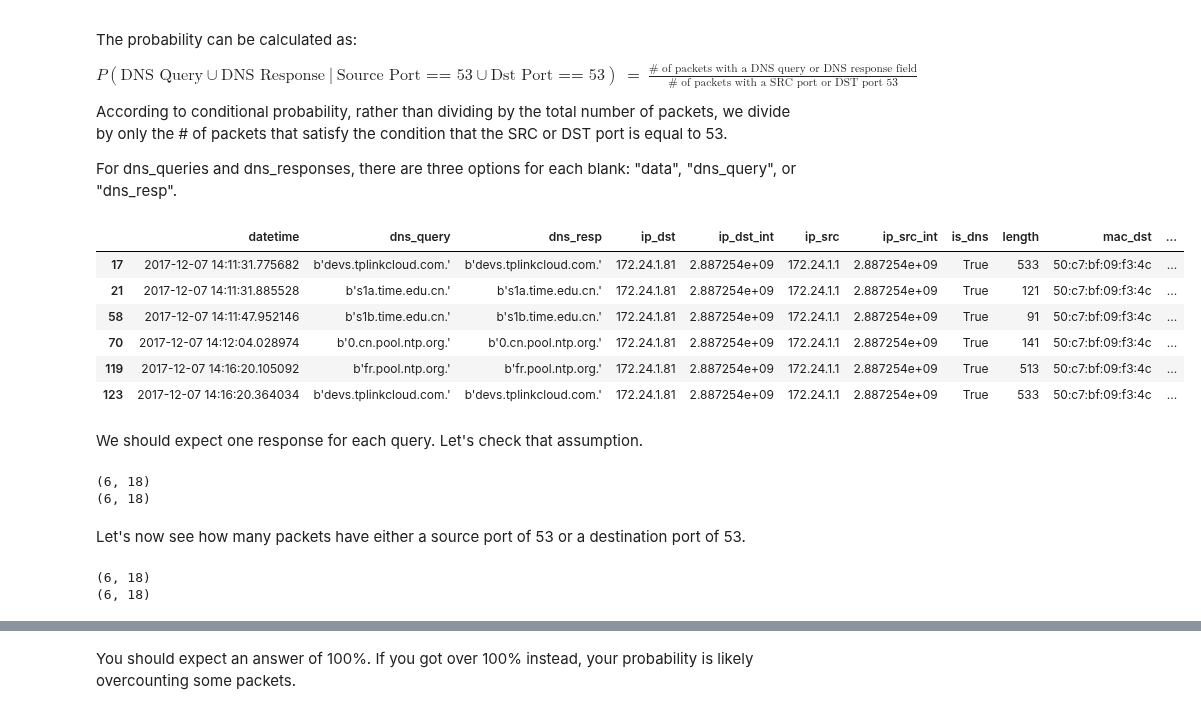
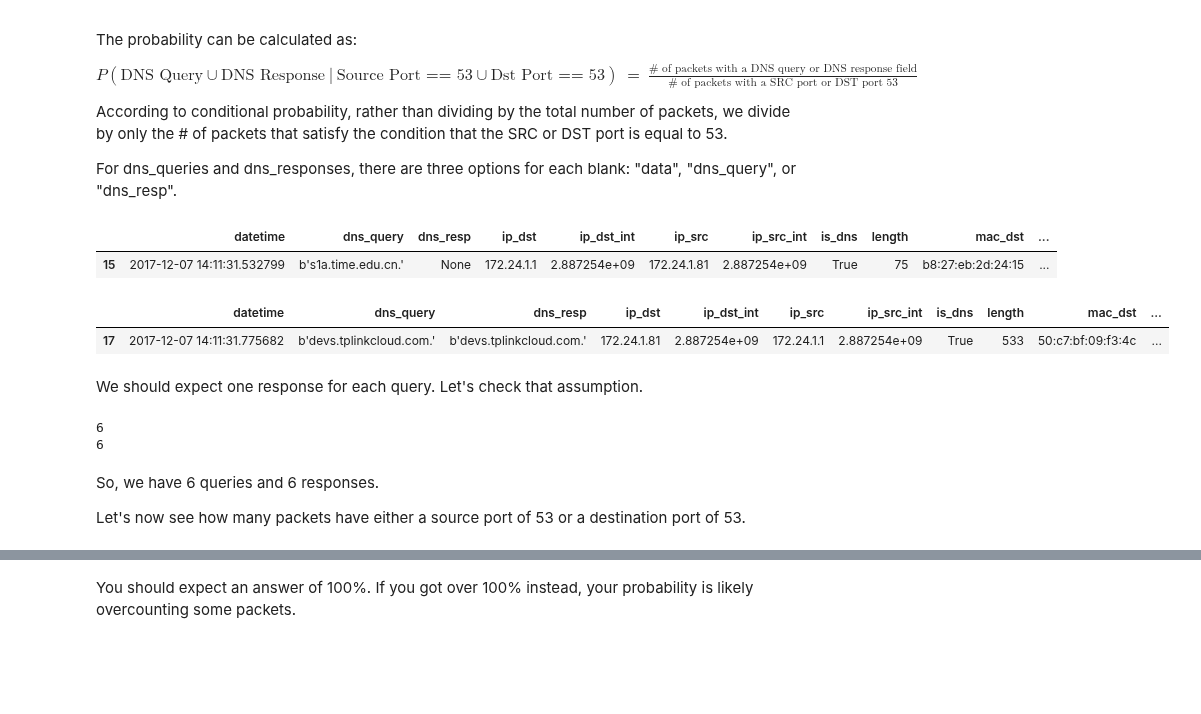
Before and after one commit to noise-lab/ml-networking, a Jupyter notebook: 3_Probability.ipynb, the cells around one changed output, grey strips where cells are left out. Drawn from its saved outputs; the diff is of its cells as text; code cells hidden in the pictures; blank space fills up the shorter version.

```diff
--- a/3_Probability.ipynb
+++ b/3_Probability.ipynb
@@ -57,4 +53,7 @@ from math import log
 # %%
 # call our helper "pcap_to_pandas" function, and pass in the argument "example_pcaps/tplink_switch.pcap"
-data = pcap_to_pandas('example_pcaps/tplink_switch.pcap')
+pkts = pcap_to_pandas('example_pcaps/tplink_switch.pcap')
+
+# only look at TCP and UDP packets
+pkts = pkts[(pkts['protocol']=='TCP') | (pkts['protocol']=='UDP')]
 # %% [markdown]
@@ -134,39 +124,36 @@ $P(\text{DNS Query} \cup \text{DNS Response}\ |\ \text{Source Port == 53} \cup \
 According to conditional probability, rather than dividing by the total number of packets, we divide by only the # of packets that satisfy the condition that the SRC or DST port is equal to 53.
 
 For dns_queries and dns_responses, there are three options for each blank: "data", "dns_query", or "dns_resp".
+# %%
+# packets with a DNS query column that isn't None
+dns_queries = pkts.loc[data["dns_query"].notnull()] # This produces garbage.
+dns_queries = dns_queries.loc[dns_queries["port_dst"] == 53]
+dns_queries.head(1)
+# %% [output]
+|  | datetime | dns_query | dns_resp | ip_dst | ip_dst_int | ip_src | ip_src_int | is_dns | length | mac_dst | ... |
+| 15 | 2017-12-07 14:11:31.532799 | b's1a.time.edu.cn.' | None | 172.24.1.1 | 2.887254e+09 | 172.24.1.81 | 2.887254e+09 | True | 75 | b8:27:eb:2d:24:15 | ... |
 # %%
-# packets with a DNS query column that isn't None
-dns_queries = data.loc[data["dns_query"].notnull()] # This produces garbage.
-dns_queries = dns_queries.loc[dns_queries["port_dst"] == 53]
-
 # packets with a DNS response column that isn't Nonedns_queries = dns_queries.loc[dns_queries["port_dst"] == 53]
-dns_responses = data.loc[data["dns_resp"].notnull()] # This produces garbage.
+dns_responses = pkts.loc[data["dns_resp"].notnull()] # This produces garbage.
 dns_responses = dns_responses.loc[dns_responses["port_src"] == 53]
 
-dns_responses.head(n=6)
+dns_responses.head(1)
 # %% [output]
 |  | datetime | dns_query | dns_resp | ip_dst | ip_dst_int | ip_src | ip_src_int | is_dns | length | mac_dst | ... |
 | 17 | 2017-12-07 14:11:31.775682 | b'devs.tplinkcloud.com.' | b'devs.tplinkcloud.com.' | 172.24.1.81 | 2.887254e+09 | 172.24.1.1 | 2.887254e+09 | True | 533 | 50:c7:bf:09:f3:4c | ... |
-| 21 | 2017-12-07 14:11:31.885528 | b's1a.time.edu.cn.' | b's1a.time.edu.cn.' | 172.24.1.81 | 2.887254e+09 | 172.24.1.1 | 2.887254e+09 | True | 121 | 50:c7:bf:09:f3:4c | ... |
-| 58 | 2017-12-07 14:11:47.952146 | b's1b.time.edu.cn.' | b's1b.time.edu.cn.' | 172.24.1.81 | 2.887254e+09 | 172.24.1.1 | 2.887254e+09 | True | 91 | 50:c7:bf:09:f3:4c | ... |
-| 70 | 2017-12-07 14:12:04.028974 | b'0.cn.pool.ntp.org.' | b'0.cn.pool.ntp.org.' | 172.24.1.81 | 2.887254e+09 | 172.24.1.1 | 2.887254e+09 | True | 141 | 50:c7:bf:09:f3:4c | ... |
-| 119 | 2017-12-07 14:16:20.105092 | b'fr.pool.ntp.org.' | b'fr.pool.ntp.org.' | 172.24.1.81 | 2.887254e+09 | 172.24.1.1 | 2.887254e+09 | True | 513 | 50:c7:bf:09:f3:4c | ... |
-| 123 | 2017-12-07 14:16:20.364034 | b'devs.tplinkcloud.com.' | b'devs.tplinkcloud.com.' | 172.24.1.81 | 2.887254e+09 | 172.24.1.1 | 2.887254e+09 | True | 533 | 50:c7:bf:09:f3:4c | ... |
 # %% [markdown]
 We should expect one response for each query. Let's check that assumption.
-# %%
-print(dns_queries.shape)
-print(dns_responses.shape)
-# %% [output]
-(6, 18)
-(6, 18)
+# %%
+num_dns_queries = len(dns_queries)
+num_dns_responses = len(dns_responses)
+num_dns_total = num_dns_queries + num_dns_responses
+
+print(num_dns_queries)
+print(num_dns_responses)
+# %% [output]
+6
+6
 # %% [markdown]
+So, we have 6 queries and 6 responses.
+
 Let's now see how many packets have either a source port of 53 or a destination port of 53.
-# %%
-src_port_53 = data.loc[data["port_src"] == 53]
-dst_port_53 = data.loc[data["port_dst"] == 53]
-print(src_port_53.shape)
-print(dst_port_53.shape)
-# %% [output]
-(6, 18)
-(6, 18)
```
Also changed, not shown: parts of 25 cells of this notebook, 1 other file.
